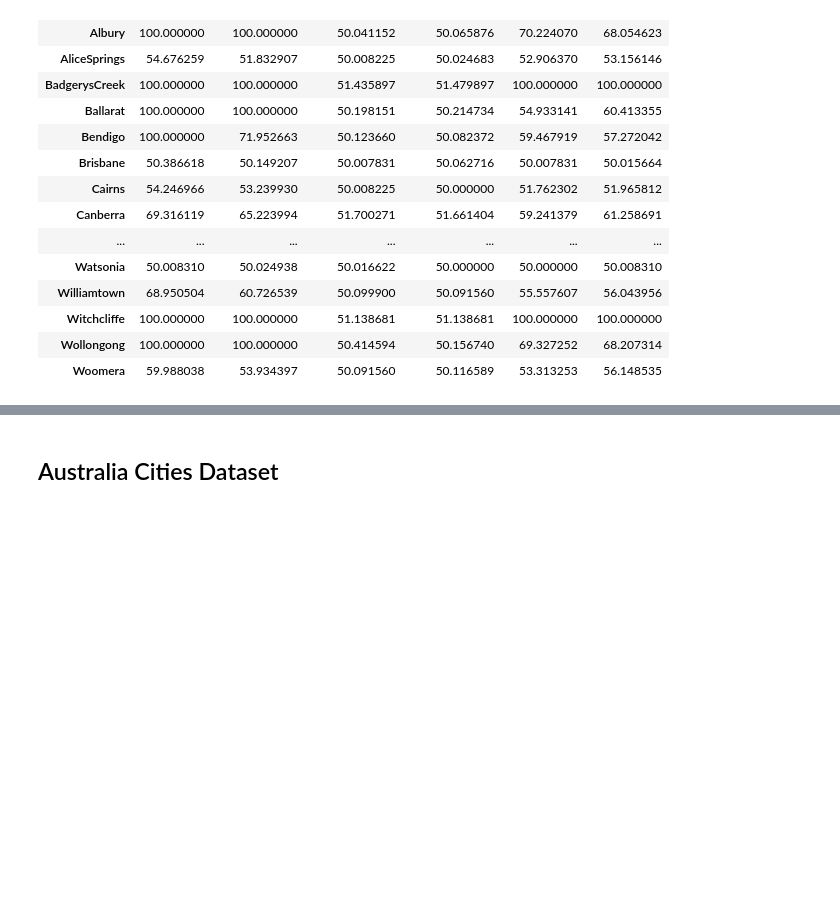
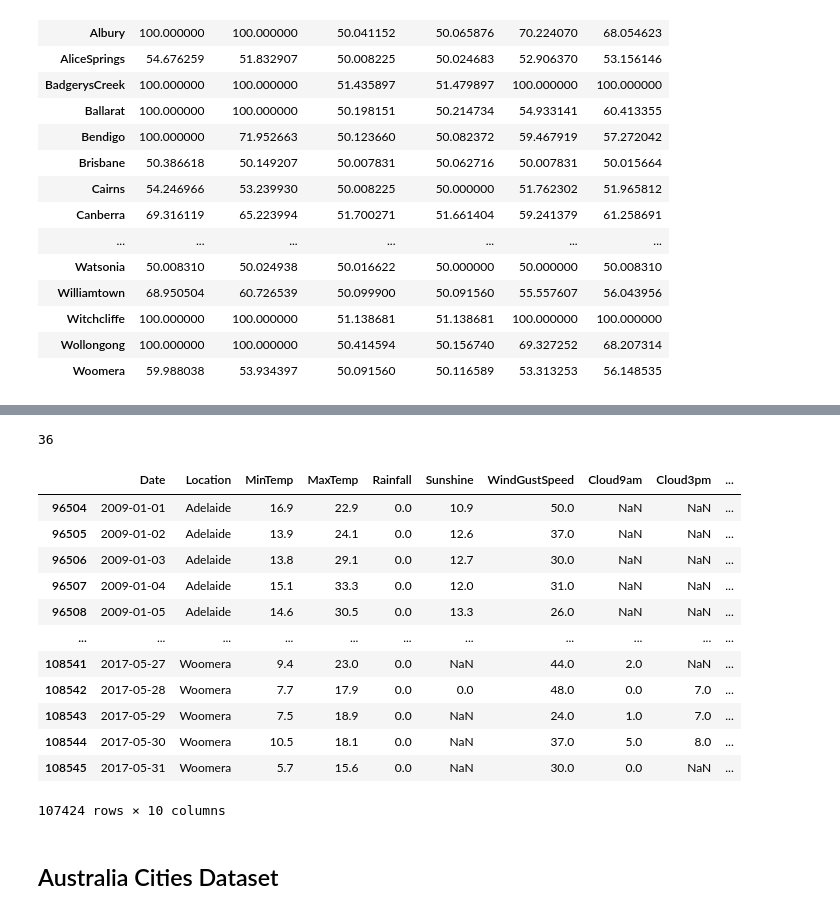
Before and after one commit to SnewZz/INFO-Y528-Info_vis_project, a Jupyter notebook: Preprocessing/project.ipynb, the cells around one changed output, grey strips where cells are left out. Cells and saved outputs as stored; diff of their text form; code cells hidden in the pictures; blank space fills up the shorter version.

```diff
--- a/Preprocessing/project.ipynb
+++ b/Preprocessing/project.ipynb
@@ -377,0 +477,45 @@ writer.save()
+# %%
+# We delete the useless columns
+dashboard_data = bb
+del dashboard_data['WindGustDir']
+del dashboard_data['WindDir9am']
+del dashboard_data['Humidity9am']
+del dashboard_data['Humidity3pm']
+del dashboard_data['Pressure9am']
+del dashboard_data['Pressure3pm']
+del dashboard_data['RainToday']
+del dashboard_data['RainTomorrow']
+del dashboard_data['Temp9am']
+del dashboard_data['Temp3pm']
+del dashboard_data['WindDir3pm']
+del dashboard_data['WindSpeed9am']
+del dashboard_data['WindSpeed3pm']
+del dashboard_data['Evaporation']
+# %%
+dashboard_data = dashboard_data.sort_values(by=['Location','Date'],ascending=True)
+print(len(list(set(list(dashboard_data['Location'])))))
+#dashboard_data.to_csv("Data_dashboard.csv")
+#dashboard_data.insert(0,'id_location',[-1]*113392)
+
+#print(df8.loc[df8['Location'] == 'Sydney'])
+
+for index in dashboard_data.index:
+    name = dashboard_data.loc[index,'Location']
+    dashboard_data.loc[index,'id_location'] = list(df8.loc[df8['Location'] == name]['id_location'])[0]
+
+dashboard_data
+# %% [output]
+36
+|  | Date | Location | MinTemp | MaxTemp | Rainfall | Sunshine | WindGustSpeed | Cloud9am | Cloud3pm | ... |
+| 96504 | 2009-01-01 | Adelaide | 16.9 | 22.9 | 0.0 | 10.9 | 50.0 | NaN | NaN | ... |
+| 96505 | 2009-01-02 | Adelaide | 13.9 | 24.1 | 0.0 | 12.6 | 37.0 | NaN | NaN | ... |
+| 96506 | 2009-01-03 | Adelaide | 13.8 | 29.1 | 0.0 | 12.7 | 30.0 | NaN | NaN | ... |
+| 96507 | 2009-01-04 | Adelaide | 15.1 | 33.3 | 0.0 | 12.0 | 31.0 | NaN | NaN | ... |
+| 96508 | 2009-01-05 | Adelaide | 14.6 | 30.5 | 0.0 | 13.3 | 26.0 | NaN | NaN | ... |
+| ... | ... | ... | ... | ... | ... | ... | ... | ... | ... | ... |
+| 108541 | 2017-05-27 | Woomera | 9.4 | 23.0 | 0.0 | NaN | 44.0 | 2.0 | NaN | ... |
+| 108542 | 2017-05-28 | Woomera | 7.7 | 17.9 | 0.0 | 0.0 | 48.0 | 0.0 | 7.0 | ... |
+| 108543 | 2017-05-29 | Woomera | 7.5 | 18.9 | 0.0 | NaN | 24.0 | 1.0 | 7.0 | ... |
+| 108544 | 2017-05-30 | Woomera | 10.5 | 18.1 | 0.0 | NaN | 37.0 | 5.0 | 8.0 | ... |
+| 108545 | 2017-05-31 | Woomera | 5.7 | 15.6 | 0.0 | NaN | 30.0 | 0.0 | NaN | ... |
+107424 rows × 10 columns
```
Also changed, not shown: parts of 20 cells of this notebook, 4 other files.
